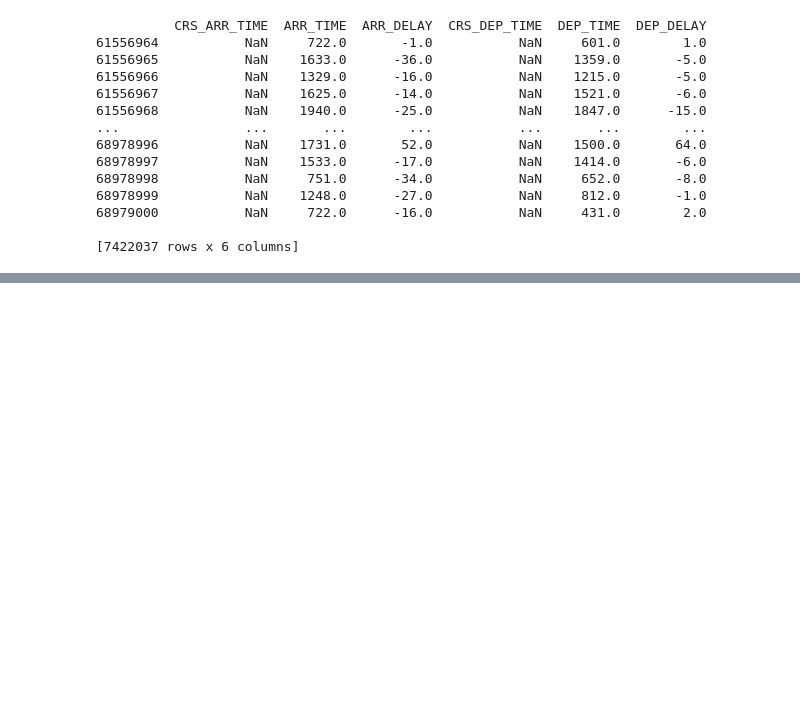
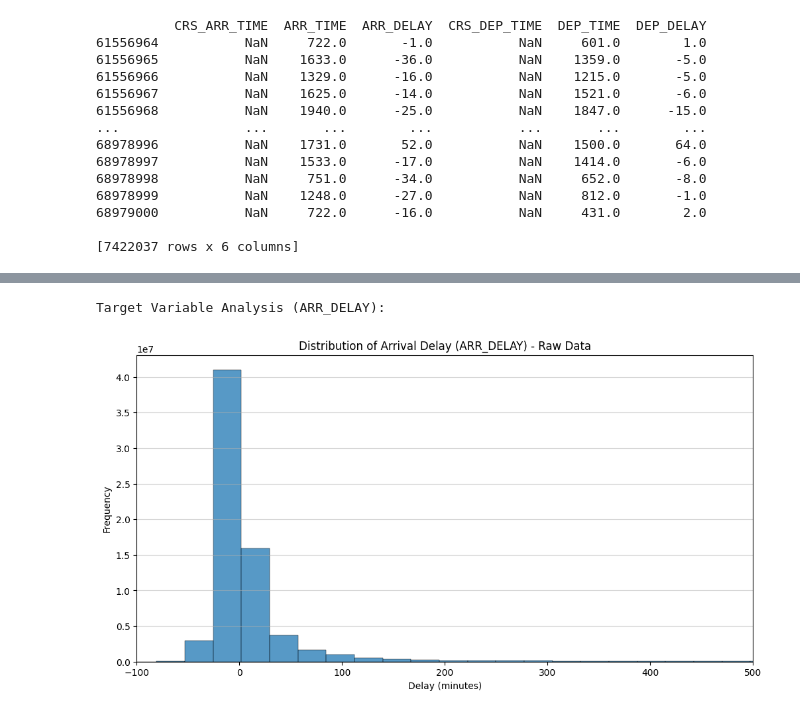
Before and after one commit to shloak17107/airline-delay-prediction, a Jupyter notebook: CMPE_257_Airline_Delays.ipynb, the cells around one changed output, grey strips where cells are left out. Saved outputs shown, nothing was run; the diff lists cells and outputs as text; code cells hidden in the pictures; blank space fills up the shorter version.

Commit message:
added some more charts

```diff
--- a/CMPE_257_Airline_Delays.ipynb
+++ b/CMPE_257_Airline_Delays.ipynb
@@ -527,12 +545,15 @@ df_raw['ARR_DELAY'].describe()
 # %%
 print("Target Variable Analysis (ARR_DELAY):")
 plt.figure(figsize=(12, 6))
-sns.histplot(df_raw['ARR_DELAY'].dropna(), bins=200, kde=False) # Use more bins for detail
+sns.histplot(merged_df['ARR_DELAY'].dropna(), bins=200, kde=False) # Use more bins for detail
 plt.title('Distribution of Arrival Delay (ARR_DELAY) - Raw Data')
 plt.xlabel('Delay (minutes)')
 plt.ylabel('Frequency')
 plt.xlim(-100, 500) # Adjust x-limits to see the bulk of the distribution
 plt.grid(axis='y', alpha=0.5)
 plt.show()
+# %% [output]
+Target Variable Analysis (ARR_DELAY):
+[figure, added]
 # %%
 print("Missing Values per Column (%):")
```
Also changed, not shown: parts of 19 cells of this notebook.
